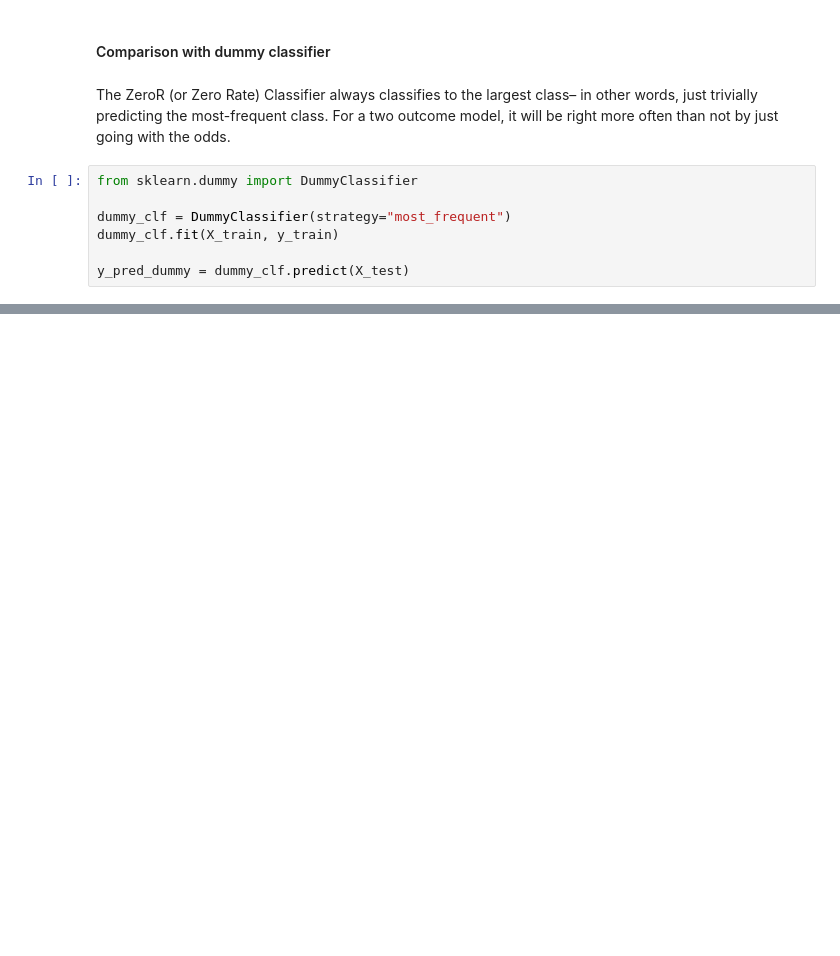
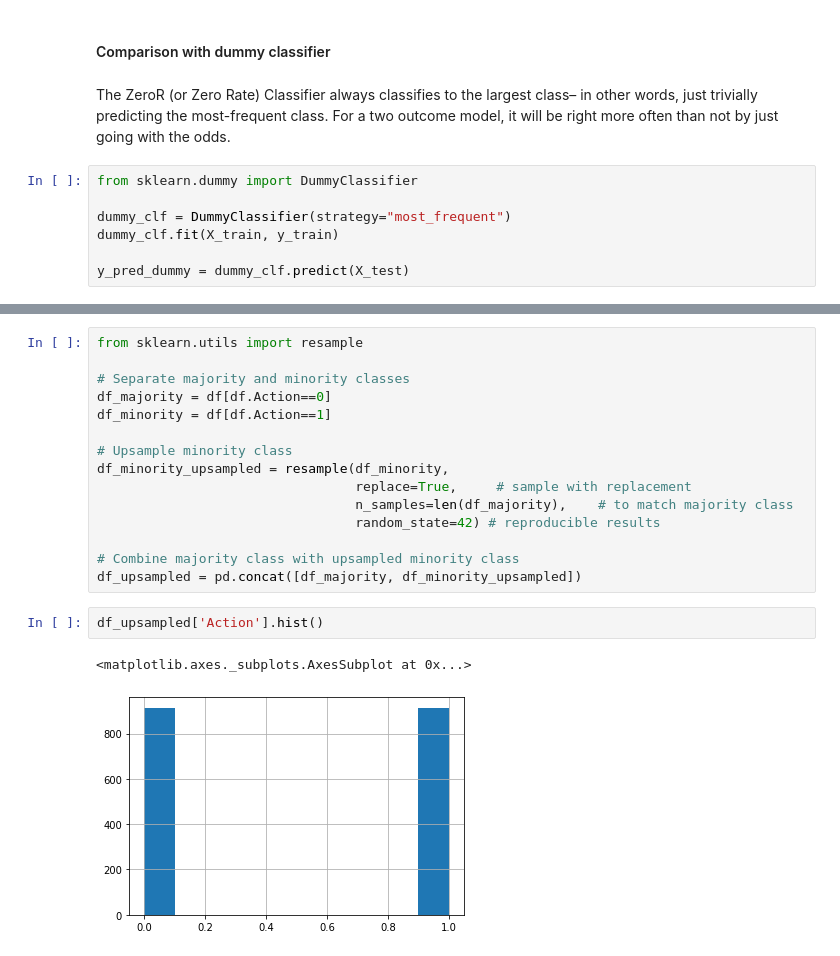
Before and after one commit to MarcoCalbucci/DataAnalytics, a Jupyter notebook: PredictiveModeling/Classification/imbalanced_classes.ipynb, the cells around one changed output, grey strips where cells are left out. Drawn from its saved outputs; the diff is of its cells as text; blank space fills up the shorter version.

```diff
--- a/PredictiveModeling/Classification/imbalanced_classes.ipynb
+++ b/PredictiveModeling/Classification/imbalanced_classes.ipynb
@@ -142,0 +141,20 @@ result_df
+# %%
+from sklearn.utils import resample
+
+# Separate majority and minority classes
+df_majority = df[df.Action==0]
+df_minority = df[df.Action==1]
+
+# Upsample minority class
+df_minority_upsampled = resample(df_minority,
+                                 replace=True,     # sample with replacement
+                                 n_samples=len(df_majority),    # to match majority class
+                                 random_state=42) # reproducible results
+
+# Combine majority class with upsampled minority class
+df_upsampled = pd.concat([df_majority, df_minority_upsampled])
+# %%
+df_upsampled['Action'].hist()
+# %% [output]
+<matplotlib.axes._subplots.AxesSubplot at 0x...>
+[figure, added]
```
Also changed, not shown: parts of 32 cells of this notebook.
